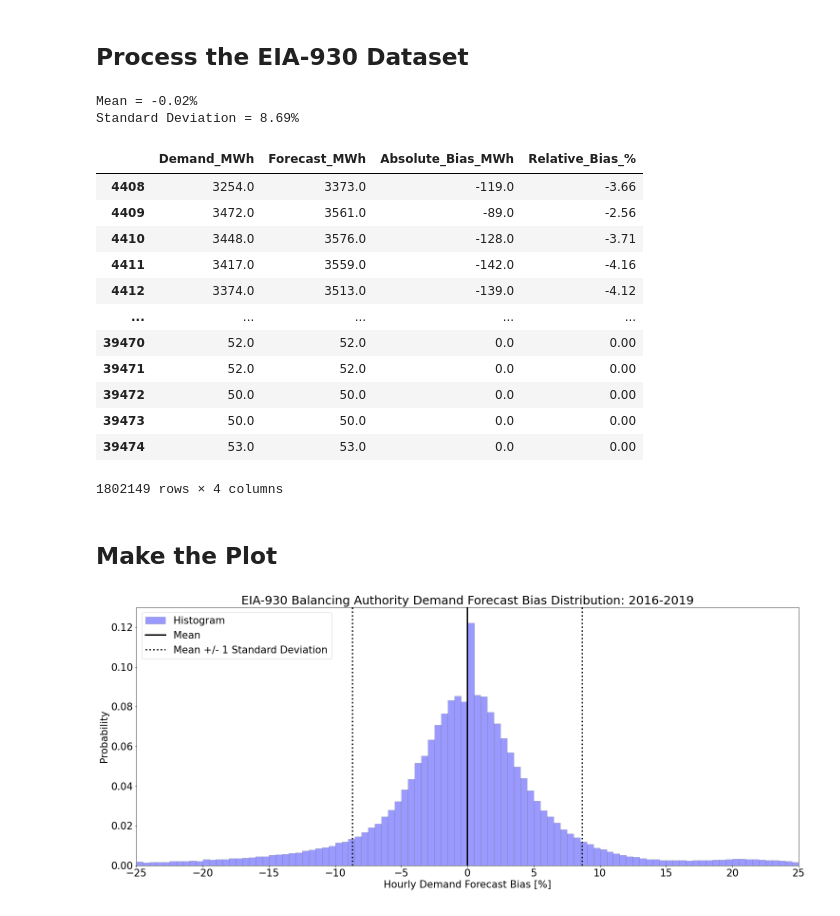
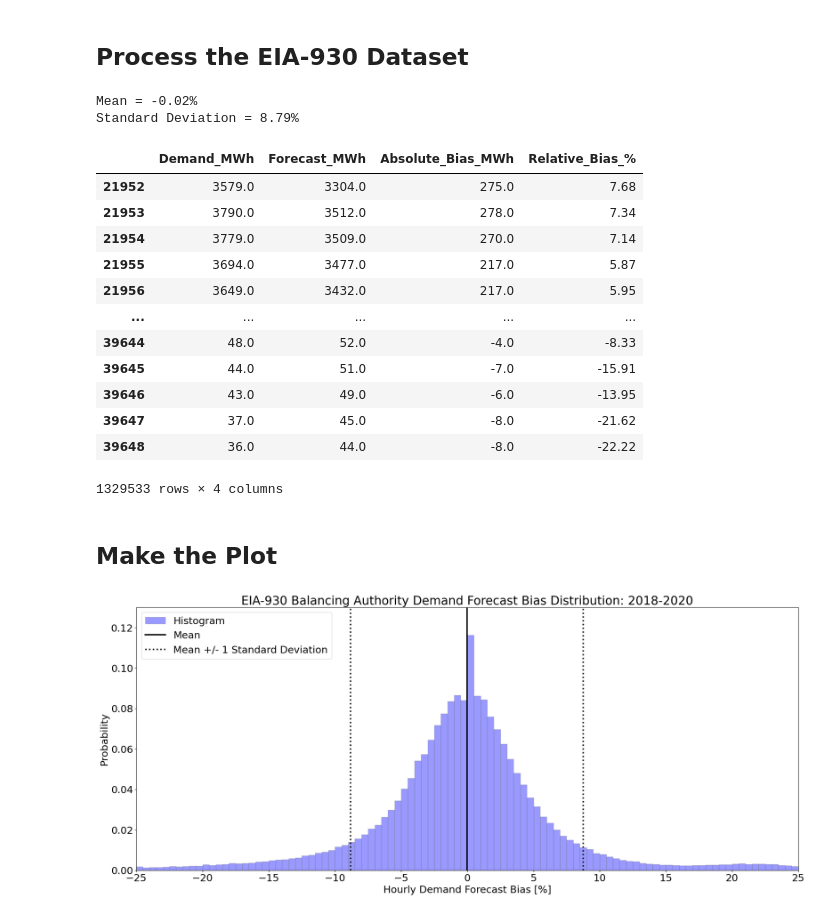
Before and after one commit to IMMM-SFA/exp_group_b, a Jupyter notebook: analyses/notebooks/div_forecast_bias_analysis.ipynb, the cells around one changed output. Drawn from its saved outputs; the diff is of its cells as text; code cells hidden in the pictures.

Commit message:
Updated forecast bias plot

```diff
--- a/analyses/notebooks/div_forecast_bias_analysis.ipynb
+++ b/analyses/notebooks/div_forecast_bias_analysis.ipynb
@@ -16,9 +16,9 @@ from glob import glob
 ## Set the Directory Structure
 # %%
 # Identify the data input and output directories:
-data_input_dir =  '/Users/burl878/Documents/Research/IMMM/Data/TELL_Input_Data/tell_quickstarter_data/outputs/historical_ba_load/'
-data_output_dir =  '/Users/burl878/Documents/code_repos/exp_group_b_test/analyses/data/'
-image_output_dir =  '/Users/burl878/Documents/code_repos/exp_group_b_test/analyses/plots/forecast_bias/'
+data_input_dir =  '/Users/burl878/Documents/IMMM/Data/TELL_Input_Data/tell_quickstarter_data/outputs/historical_ba_load/'
+data_output_dir =  '/Users/burl878/Documents/Code/code_repos/exp_group_b/analyses/data/'
+image_output_dir =  '/Users/burl878/Documents/Code/code_repos/exp_group_b/analyses/plots/forecast_bias/'
 
 # If the "image_output_dir" subdirectory doesn't exist then create it:
 if not os.path.exists(image_output_dir):
@@ -38,14 +38,13 @@ for file in range(len(list_of_files)):
     ba_df.rename(columns={'Forecast_Demand_MWh': 'Forecast_MWh',
                           'Adjusted_Demand_MWh': 'Demand_MWh'}, inplace=True)
 
-    # Subset to only the years from 2016 to 2019:
-    ba_df = ba_df.loc[(ba_df['Year'] >= 2016) & (ba_df['Year'] <= 2019)]
+    # Subset to only the years from 2018 to 2020:
+    ba_df = ba_df.loc[(ba_df['Year'] >= 2018) & (ba_df['Year'] <= 2020)]
 
     # Subset to only rows without NaNs for the forecast and adjusted demand:
     ba_df = ba_df[(~ba_df['Forecast_MWh'].isnull()) & (~ba_df['Demand_MWh'].isnull())]
 
-    # Calculate the absolute forecast bias:
-    #ba_df['Absolute_Bias_MWh'] = abs(ba_df['Demand_MWh'] - ba_df['Forecast_MWh'])
+    # Calculate the forecast bias:
     ba_df['Absolute_Bias_MWh'] = ba_df['Demand_MWh'] - ba_df['Forecast_MWh']
 
     # Calculate the relative forecast bias:
@@ -81,39 +80,39 @@ print(('Standard Deviation = ' + str(bias_std.round(2)) + '%'))
 output_df
 # %% [output]
 Mean = -0.02%
-Standard Deviation = 8.69%
+Standard Deviation = 8.79%
 |  | Demand_MWh | Forecast_MWh | Absolute_Bias_MWh | Relative_Bias_% |
-| 4408 | 3254.0 | 3373.0 | -119.0 | -3.66 |
-| 4409 | 3472.0 | 3561.0 | -89.0 | -2.56 |
-| 4410 | 3448.0 | 3576.0 | -128.0 | -3.71 |
-| 4411 | 3417.0 | 3559.0 | -142.0 | -4.16 |
-| 4412 | 3374.0 | 3513.0 | -139.0 | -4.12 |
+| 21952 | 3579.0 | 3304.0 | 275.0 | 7.68 |
+| 21953 | 3790.0 | 3512.0 | 278.0 | 7.34 |
+| 21954 | 3779.0 | 3509.0 | 270.0 | 7.14 |
+| 21955 | 3694.0 | 3477.0 | 217.0 | 5.87 |
+| 21956 | 3649.0 | 3432.0 | 217.0 | 5.95 |
 | ... | ... | ... | ... | ... |
-| 39470 | 52.0 | 52.0 | 0.0 | 0.00 |
-| 39471 | 52.0 | 52.0 | 0.0 | 0.00 |
-| 39472 | 50.0 | 50.0 | 0.0 | 0.00 |
-| 39473 | 50.0 | 50.0 | 0.0 | 0.00 |
-| 39474 | 53.0 | 53.0 | 0.0 | 0.00 |
+| 39644 | 48.0 | 52.0 | -4.0 | -8.33 |
+| 39645 | 44.0 | 51.0 | -7.0 | -15.91 |
+| 39646 | 43.0 | 49.0 | -6.0 | -13.95 |
+| 39647 | 37.0 | 45.0 | -8.0 | -21.62 |
+| 39648 | 36.0 | 44.0 | -8.0 | -22.22 |
-1802149 rows × 4 columns
+1329533 rows × 4 columns
 # %% [markdown]
 ## Make the Plot
 # %%
 # Make the plot:
 plt.figure(figsize=(25, 10))
 plt.rcParams['font.size'] = 21
 n, bins, patches = plt.hist(output_df['Relative_Bias_%'], 200, density=True, facecolor='b', edgecolor='gray', alpha=0.4, label='Histogram')
 plt.plot([bias_mean, bias_mean], [0, 1], color='k', linestyle='-', label='Mean', linewidth=3)
 plt.plot([(bias_mean - bias_std), (bias_mean - bias_std)], [0, 1], color='k', linestyle=':', label='Mean +/- 1 Standard Deviation', linewidth=3)
 plt.plot([(bias_mean + bias_std), (bias_mean + bias_std)], [0, 1], color='k', linestyle=':', linewidth=3)
 plt.xlim(-25, 25)
 plt.ylim(0, 0.13)
 plt.xticks([-25,-20,-15,-10,-5,0,+5,+10,+15,+20,+25])
 plt.legend(loc='upper left')
 plt.xlabel('Hourly Demand Forecast Bias [%]')
 plt.ylabel('Probability')
-plt.title('EIA-930 Balancing Authority Demand Forecast Bias Distribution: 2016-2019')
+plt.title('EIA-930 Balancing Authority Demand Forecast Bias Distribution: 2018-2020')
 
 filename = ('Load_Forecast_Bias_Distribution.png')
 plt.savefig(os.path.join(image_output_dir, filename), dpi=300, bbox_inches='tight', facecolor='white')
 # %% [output]
-[figure, old version]
+[figure, new version]
```
Also changed, not shown: 4 other files.
